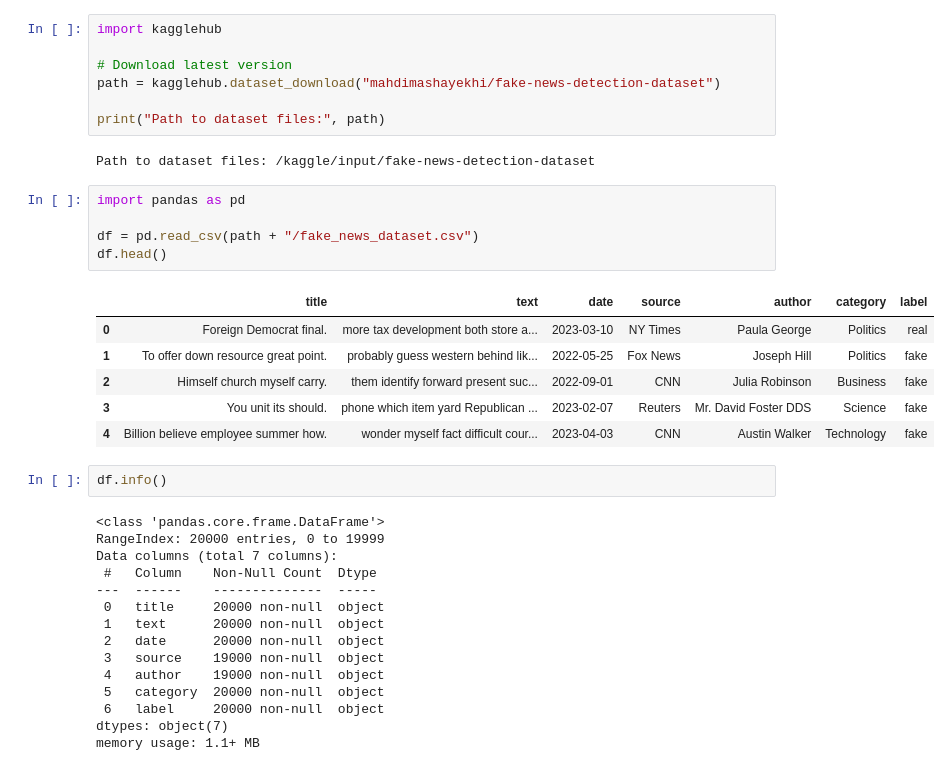
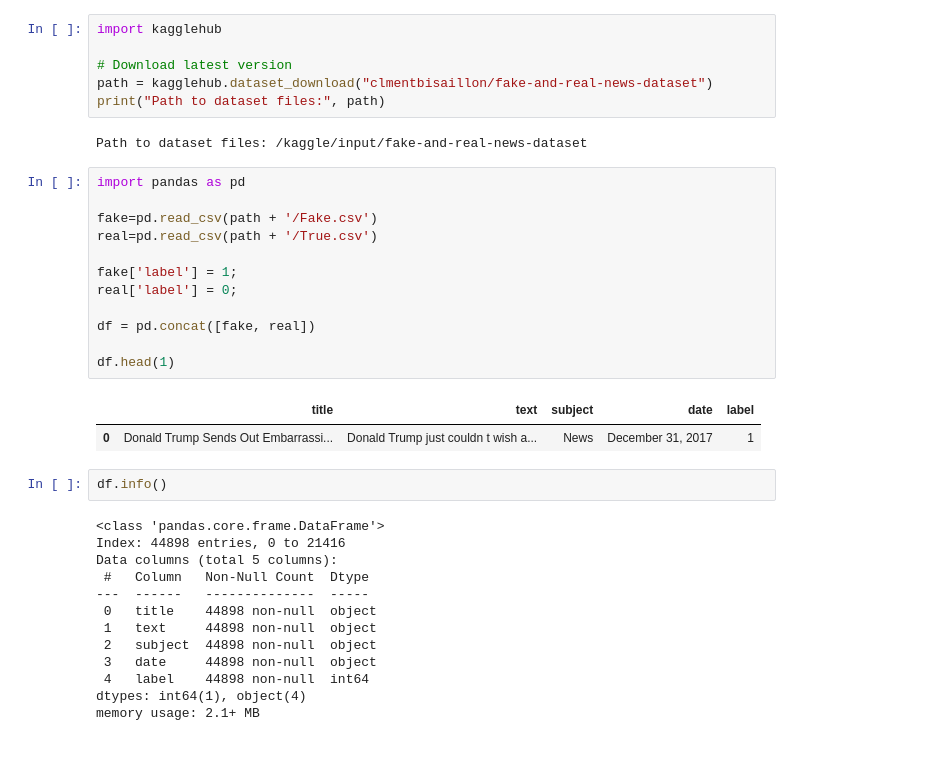
Before and after one commit to Hussain1488/Fake-News-Detection, a Jupyter notebook: FakeNewsDetection.ipynb, the cells around one changed output. Saved outputs shown, nothing was run; the diff lists cells and outputs as text.

```diff
--- a/FakeNewsDetection.ipynb
+++ b/FakeNewsDetection.ipynb
@@ -4,40 +4,40 @@
 import kagglehub
 
 # Download latest version
-path = kagglehub.dataset_download("mahdimashayekhi/fake-news-detection-dataset")
-
+path = kagglehub.dataset_download("clmentbisaillon/fake-and-real-news-dataset")
 print("Path to dataset files:", path)
 # %% [output]
-Path to dataset files: /kaggle/input/fake-news-detection-dataset
+Path to dataset files: /kaggle/input/fake-and-real-news-dataset
 # %%
 import pandas as pd
 
-df = pd.read_csv(path + "/fake_news_dataset.csv")
-df.head()
+fake=pd.read_csv(path + '/Fake.csv')
+real=pd.read_csv(path + '/True.csv')
+
+fake['label'] = 1;
+real['label'] = 0;
+
+df = pd.concat([fake, real])
+
+df.head(1)
 # %% [output]
-|  | title | text | date | source | author | category | label |
-| 0 | Foreign Democrat final. | more tax development both store a... | 2023-03-10 | NY Times | Paula George | Politics | real |
-| 1 | To offer down resource great point. | probably guess western behind lik... | 2022-05-25 | Fox News | Joseph Hill | Politics | fake |
-| 2 | Himself church myself carry. | them identify forward present suc... | 2022-09-01 | CNN | Julia Robinson | Business | fake |
-| 3 | You unit its should. | phone which item yard Republican ... | 2023-02-07 | Reuters | Mr. David Foster DDS | Science | fake |
-| 4 | Billion believe employee summer how. | wonder myself fact difficult cour... | 2023-04-03 | CNN | Austin Walker | Technology | fake |
+|  | title | text | subject | date | label |
+| 0 | Donald Trump Sends Out Embarrassi... | Donald Trump just couldn t wish a... | News | December 31, 2017 | 1 |
 # %%
 df.info()
 # %% [output]
 <class 'pandas.core.frame.DataFrame'>
-RangeIndex: 20000 entries, 0 to 19999
-Data columns (total 7 columns):
- #   Column    Non-Null Count  Dtype
----  ------    --------------  -----
- 0   title     20000 non-null  object
- 1   text      20000 non-null  object
- 2   date      20000 non-null  object
- 3   source    19000 non-null  object
- 4   author    19000 non-null  object
- 5   category  20000 non-null  object
- 6   label     20000 non-null  object
-dtypes: object(7)
-memory usage: 1.1+ MB
+Index: 44898 entries, 0 to 21416
+Data columns (total 5 columns):
+ #   Column   Non-Null Count  Dtype
+---  ------   --------------  -----
+ 0   title    44898 non-null  object
+ 1   text     44898 non-null  object
+ 2   subject  44898 non-null  object
+ 3   date     44898 non-null  object
+ 4   label    44898 non-null  int64
+dtypes: int64(1), object(4)
+memory usage: 2.1+ MB
 # %%
 
 
```
Also changed, not shown: parts of 1 cell of this notebook.
